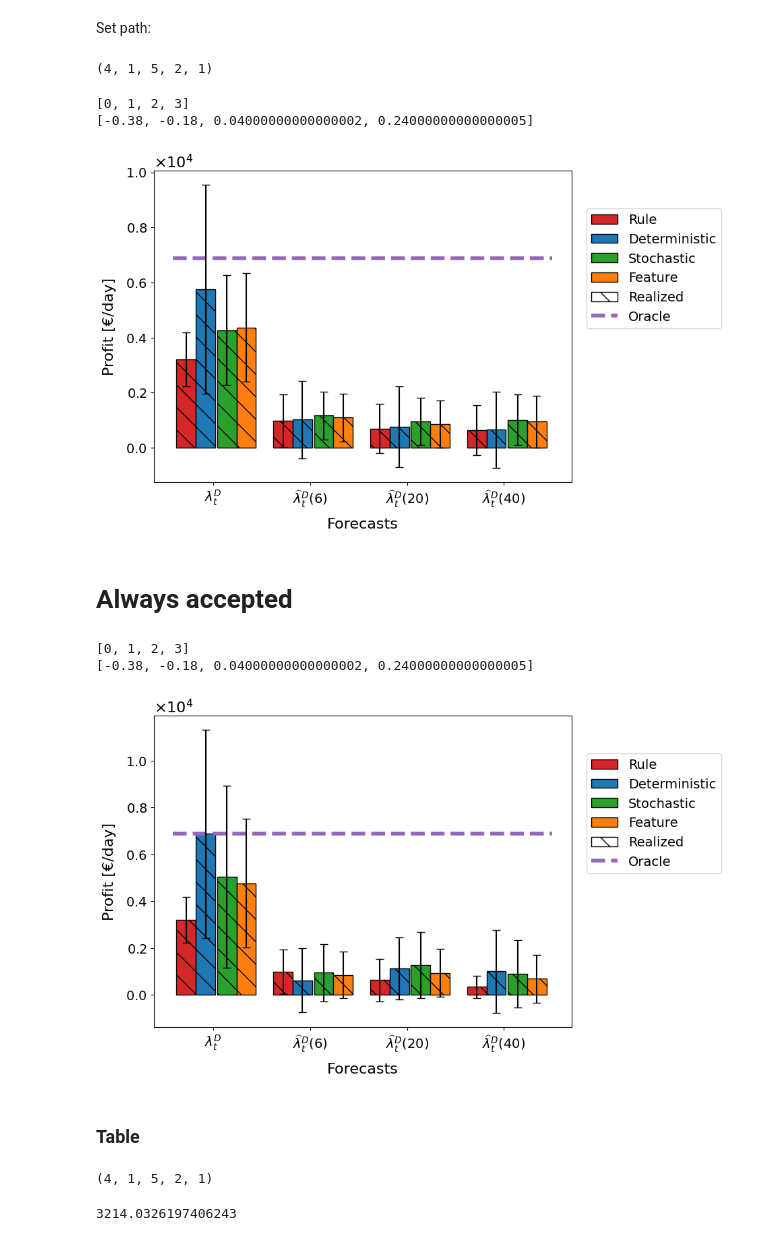
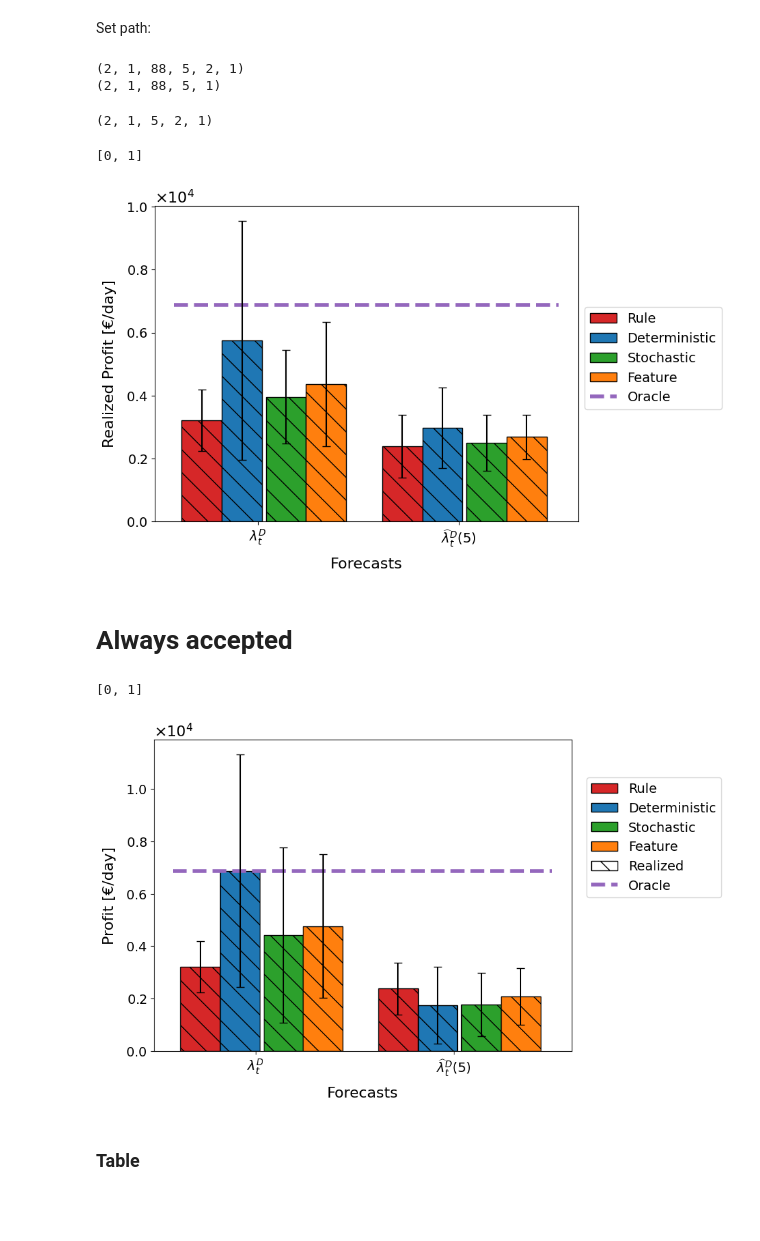
Before and after one commit to junesooshin/lightenup, a Jupyter notebook: Model and Result Examination/Results - Different forecast.ipynb, the cells around one changed output. Saved outputs shown, nothing was run; the diff lists cells and outputs as text; code cells hidden in the pictures; blank space fills up the shorter version.

```diff
--- a/Model and Result Examination/Results - Different forecast.ipynb
+++ b/Model and Result Examination/Results - Different forecast.ipynb
@@ -22,23 +22,29 @@ current_directory = os.getcwd()  # Jupyter file take the current directory as wh
 df_Exp_Profit = json_to_df(current_directory + Add_on_path +  'Exp_profit.json')
 df_RT_Profit = json_to_df(current_directory + Add_on_path + 'RT_profit.json')
 # %%
-Array = Create_Array_from_Profit(df_Exp_Profit,df_RT_Profit,NumForecasts=4, SampleSizes=[5])
+Array = Create_Array_from_Profit(df_Exp_Profit,df_RT_Profit,NumForecasts=2, SampleSizes=[5])
+print(np.shape(Array))
+Array_V = Array[:,:,:,:,1,:]
+print(np.shape(Array_V))
+# %% [output]
+(2, 1, 88, 5, 2, 1)
+(2, 1, 88, 5, 1)
 # %%
 Array_percent = np.mean(Array,axis=2)
 # %%
 print(np.shape(Array_percent))
 # %% [output]
-(4, 1, 5, 2, 1)
+(2, 1, 5, 2, 1)
 # %%
 x_axis_tick_label = ["$\lambda_{t}^{D}$","$\widehat{\lambda}_{t}^{D}(5)$","$\widehat{\lambda}_{t}^{D}(20)$","$\widehat{\lambda}_{t}^{D}(40)$"]
+x_axis_tick_label = ["$\lambda_{t}^{D}$","$\widehat{\lambda}_{t}^{D}(5)$"]
 x_axis_selection = [i for i in range(0,len(x_axis_tick_label))] # SampleSize[SampleSize_examination_idx] = 5
 print(x_axis_selection)
 
-plot_profit_Test(Array,PlotCase = "Forecasts", x_axis_label = "Forecasts", x_axis_selection = x_axis_selection, x_axis_tick_label = x_axis_tick_label, Selected_Profit = ['Realized'], barwidth = 0.2, pdf_name = 'Profit_Bar_different_forecast_plot',ShowEachTestDay = False,save = True)
+plot_profit_Test(Array,PlotCase = "Forecasts", x_axis_label = "Forecasts",y_axis_label='Realized Profit [\u20AC/day]', x_axis_selection = x_axis_selection, x_axis_tick_label = x_axis_tick_label, Selected_Profit = ['Realized'], barwidth = 0.2, pdf_name = 'Profit_Bar_different_forecast_plot',bbox_to_anchor=(1.0, 0.7),legends=['Rule','Deterministic','Stochastic','Feature','Oracle'],ShowEachTestDay = False,save = True)
 # %% [output]
-[0, 1, 2, 3]
-[-0.38, -0.18, 0.04000000000000002, 0.24000000000000005]
+[0, 1]
-[figure, old version]
+[figure, new version]
 # %% [markdown]
 # Always accepted
 # %%
@@ -54,22 +60,13 @@ Array = Create_Array_from_Profit(df_Exp_Profit,df_RT_Profit,NumForecasts=4, Samp
 # %%
 Array_100 = np.mean(Array,axis=2)
 # %%
-x_axis_tick_label = ["$\lambda_{t}^{D}$","$\widehat{\lambda}_{t}^{D}(5)$","$\widehat{\lambda}_{t}^{D}(20)$","$\widehat{\lambda}_{t}^{D}(40)$"]
+x_axis_tick_label = ["$\lambda_{t}^{D}$","$\widehat{\lambda}_{t}^{D}(5)$"]
 x_axis_selection = [i for i in range(0,len(x_axis_tick_label))] # SampleSize[SampleSize_examination_idx] = 5
 print(x_axis_selection)
 
 plot_profit_Test(Array,PlotCase = "Forecasts", x_axis_label = "Forecasts", x_axis_selection = x_axis_selection, x_axis_tick_label = x_axis_tick_label, Selected_Profit = ['Realized'], barwidth = 0.2, pdf_name = 'Profit_bar_forecast',ShowEachTestDay = False,save = False)
 # %% [output]
-[0, 1, 2, 3]
-[-0.38, -0.18, 0.04000000000000002, 0.24000000000000005]
+[0, 1]
-[figure, old version]
+[figure, new version]
 # %% [markdown]
 ### Table
-# %%
-np.shape(Array_percent)
-# %% [output]
-(4, 1, 5, 2, 1)
-# %%
-Array_percent[0, 0, 0, 1, 0]
-# %% [output]
-3214.0326197406243
```
Also changed, not shown: parts of 10 cells of this notebook, 9 other files.
